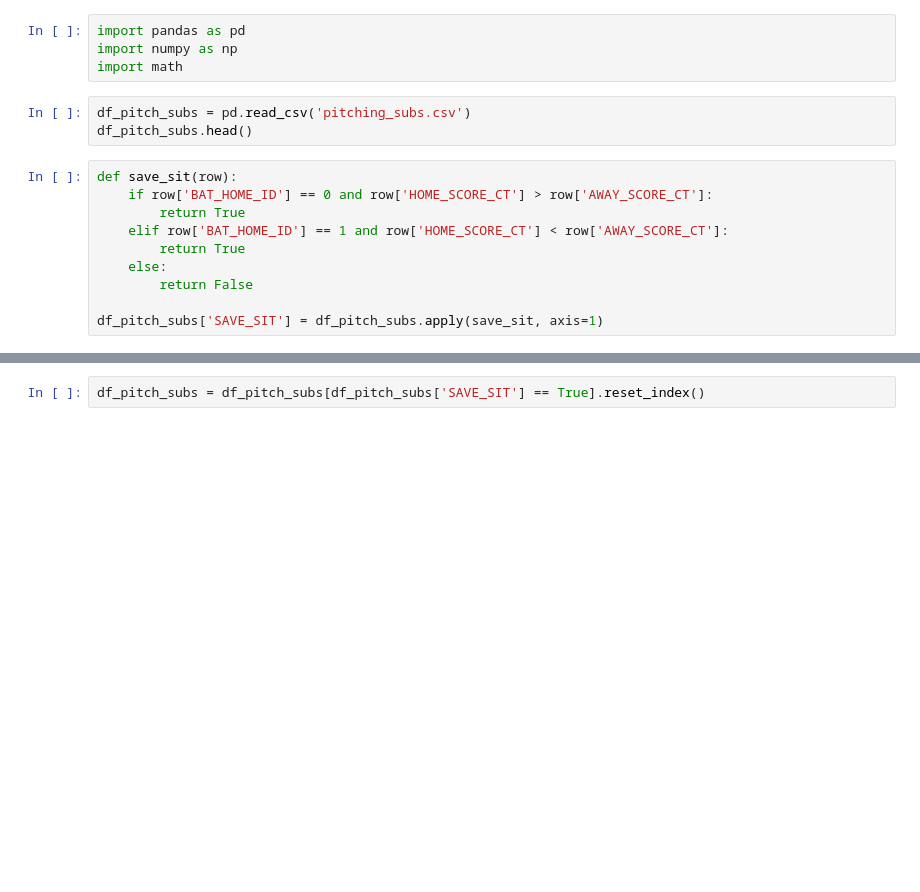
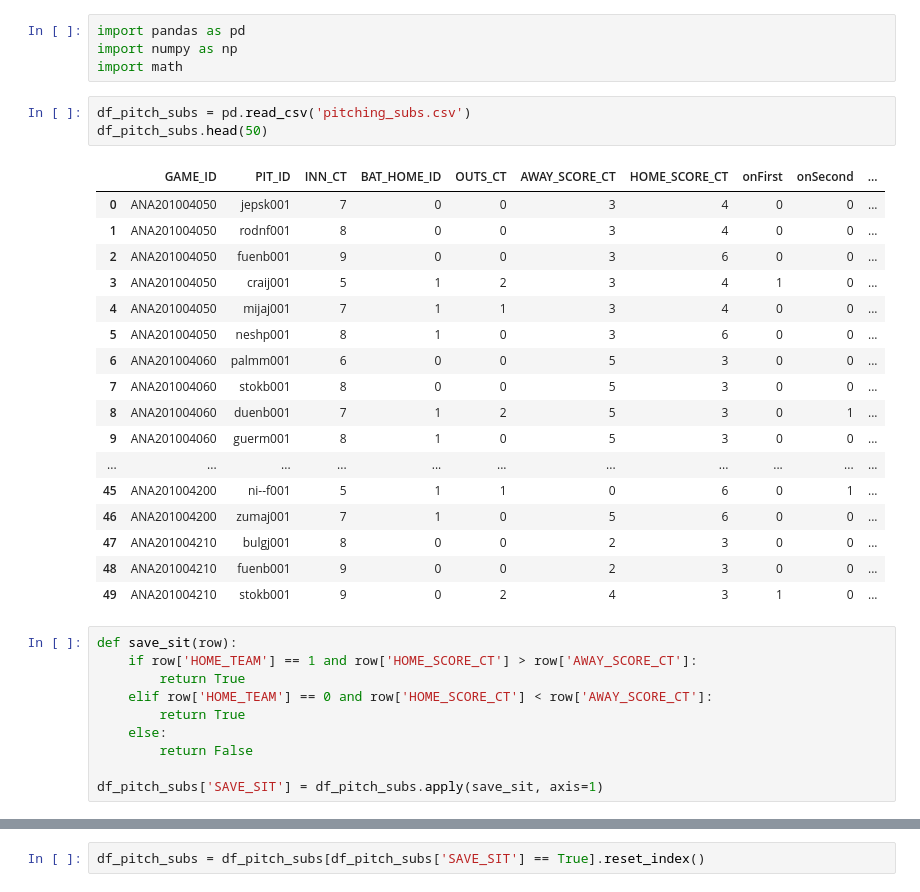
Before and after one commit to DylanSchneider/Save2.0, a Jupyter notebook: Save2.ipynb, the cells around one changed output, grey strips where cells are left out. Drawn from its saved outputs; the diff is of its cells as text; blank space fills up the shorter version.

```diff
--- a/Save2.ipynb
+++ b/Save2.ipynb
@@ -4,12 +4,30 @@ import numpy as np
 import math
 # %%
 df_pitch_subs = pd.read_csv('pitching_subs.csv')
-df_pitch_subs.head()
+df_pitch_subs.head(50)
+# %% [output]
+|  | GAME_ID | PIT_ID | INN_CT | BAT_HOME_ID | OUTS_CT | AWAY_SCORE_CT | HOME_SCORE_CT | onFirst | onSecond | ... |
+| 0 | ANA201004050 | jepsk001 | 7 | 0 | 0 | 3 | 4 | 0 | 0 | ... |
+| 1 | ANA201004050 | rodnf001 | 8 | 0 | 0 | 3 | 4 | 0 | 0 | ... |
+| 2 | ANA201004050 | fuenb001 | 9 | 0 | 0 | 3 | 6 | 0 | 0 | ... |
+| 3 | ANA201004050 | craij001 | 5 | 1 | 2 | 3 | 4 | 1 | 0 | ... |
+| 4 | ANA201004050 | mijaj001 | 7 | 1 | 1 | 3 | 4 | 0 | 0 | ... |
+| 5 | ANA201004050 | neshp001 | 8 | 1 | 0 | 3 | 6 | 0 | 0 | ... |
+| 6 | ANA201004060 | palmm001 | 6 | 0 | 0 | 5 | 3 | 0 | 0 | ... |
+| 7 | ANA201004060 | stokb001 | 8 | 0 | 0 | 5 | 3 | 0 | 0 | ... |
+| 8 | ANA201004060 | duenb001 | 7 | 1 | 2 | 5 | 3 | 0 | 1 | ... |
+| 9 | ANA201004060 | guerm001 | 8 | 1 | 0 | 5 | 3 | 0 | 0 | ... |
+| ... | ... | ... | ... | ... | ... | ... | ... | ... | ... | ... |
+| 45 | ANA201004200 | ni--f001 | 5 | 1 | 1 | 0 | 6 | 0 | 1 | ... |
+| 46 | ANA201004200 | zumaj001 | 7 | 1 | 0 | 5 | 6 | 0 | 0 | ... |
+| 47 | ANA201004210 | bulgj001 | 8 | 0 | 0 | 2 | 3 | 0 | 0 | ... |
+| 48 | ANA201004210 | fuenb001 | 9 | 0 | 0 | 2 | 3 | 0 | 0 | ... |
+| 49 | ANA201004210 | stokb001 | 9 | 0 | 2 | 4 | 3 | 1 | 0 | ... |
 # %%
 def save_sit(row):
-    if row['BAT_HOME_ID'] == 0 and row['HOME_SCORE_CT'] > row['AWAY_SCORE_CT']:
+    if row['HOME_TEAM'] == 1 and row['HOME_SCORE_CT'] > row['AWAY_SCORE_CT']:
         return True
-    elif row['BAT_HOME_ID'] == 1 and row['HOME_SCORE_CT'] < row['AWAY_SCORE_CT']:
+    elif row['HOME_TEAM'] == 0 and row['HOME_SCORE_CT'] < row['AWAY_SCORE_CT']:
         return True
     else:
         return False
```
Also changed, not shown: parts of 5 cells of this notebook.
